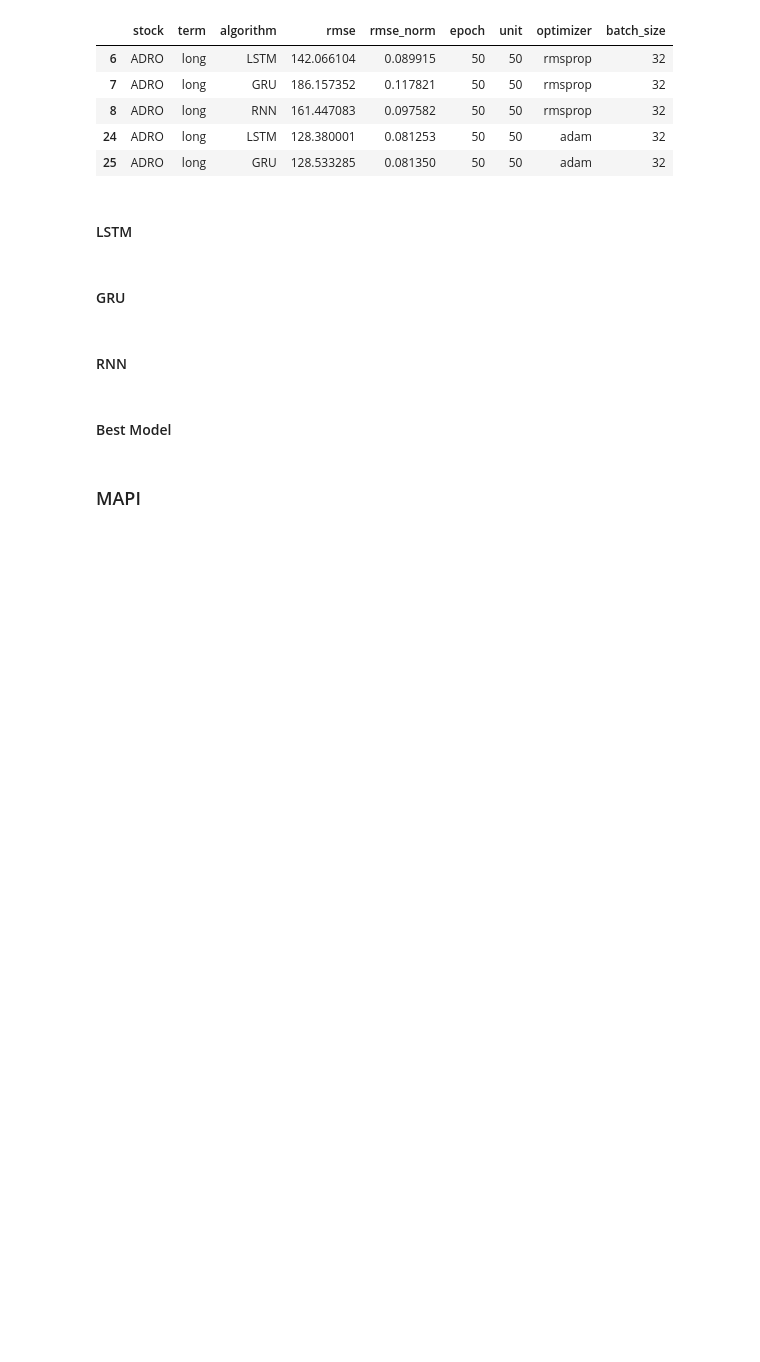
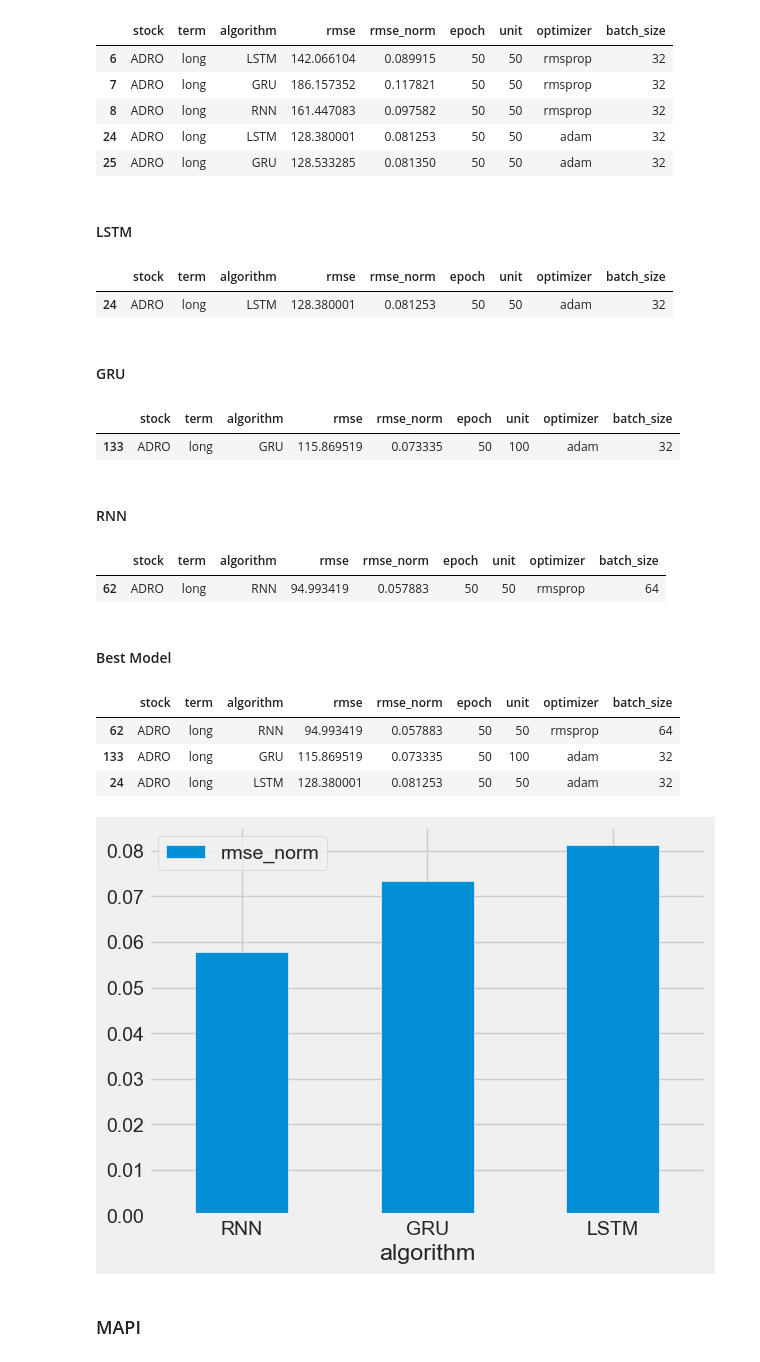
Before and after one commit to melikacandra/lstm_gru_rnn_price_predict, a Jupyter notebook: code_main/paper.ipynb, the cells around one changed output. Cells and saved outputs as stored; diff of their text form; code cells hidden in the pictures; blank space fills up the shorter version.

```diff
--- a/code_main/paper.ipynb
+++ b/code_main/paper.ipynb
@@ -87,8 +153,8 @@ data_AMRT.head()
 # %% [markdown]
 ### ADRO
 # %%
-data_ADRO = model_long[model_long["stock"] == "ADRO"]
-data_ADRO.head()
+data_ADRO_long = model_long[model_long["stock"] == "ADRO"]
+data_ADRO_long.head()
 # %% [output]
 |  | stock | term | algorithm | rmse | rmse_norm | epoch | unit | optimizer | batch_size |
 | 6 | ADRO | long | LSTM | 142.066104 | 0.089915 | 50 | 50 | rmsprop | 32 |
@@ -98,12 +164,46 @@ data_ADRO.head()
 | 25 | ADRO | long | GRU | 128.533285 | 0.081350 | 50 | 50 | adam | 32 |
 # %% [markdown]
 #### LSTM
+# %%
+data_ADRO_LSTM_long = data_ADRO_long[data_ADRO_long["algorithm"] == "LSTM"]
+minimum_LSTM_ADRO = data_ADRO_LSTM_long["rmse_norm"].min()
+minimum_config_LSTM_ADRO = data_ADRO_LSTM_long[data_ADRO_LSTM_long["rmse_norm"] == minimum_LSTM_ADRO]
+minimum_config_LSTM_ADRO
+# %% [output]
+|  | stock | term | algorithm | rmse | rmse_norm | epoch | unit | optimizer | batch_size |
+| 24 | ADRO | long | LSTM | 128.380001 | 0.081253 | 50 | 50 | adam | 32 |
 # %% [markdown]
 #### GRU
+# %%
+data_ADRO_GRU_long = data_ADRO_long[data_ADRO_long["algorithm"] == "GRU"]
+minimum_GRU_ADRO = data_ADRO_GRU_long["rmse_norm"].min()
+minimum_config_GRU_ADRO = data_ADRO_GRU_long[data_ADRO_GRU_long["rmse_norm"] == minimum_GRU_ADRO]
+minimum_config_GRU_ADRO
+# %% [output]
+|  | stock | term | algorithm | rmse | rmse_norm | epoch | unit | optimizer | batch_size |
+| 133 | ADRO | long | GRU | 115.869519 | 0.073335 | 50 | 100 | adam | 32 |
 # %% [markdown]
 #### RNN
+# %%
+data_ADRO_RNN_long = data_ADRO_long[data_ADRO_long["algorithm"] == "RNN"]
+minimum_RNN_ADRO = data_ADRO_RNN_long["rmse_norm"].min()
+minimum_config_RNN_ADRO = data_ADRO_RNN_long[data_ADRO_RNN_long["rmse_norm"] == minimum_RNN_ADRO]
+minimum_config_RNN_ADRO
+# %% [output]
+|  | stock | term | algorithm | rmse | rmse_norm | epoch | unit | optimizer | batch_size |
+| 62 | ADRO | long | RNN | 94.993419 | 0.057883 | 50 | 50 | rmsprop | 64 |
 # %% [markdown]
 #### Best Model
+# %%
+data_tuning_long_ADRO = pd.concat([minimum_config_RNN_ADRO, minimum_config_GRU_ADRO, minimum_config_LSTM_ADRO])
+bar_ADRO_tuning_long = data_tuning_long_ADRO.plot.bar(x='algorithm', y=['rmse_norm'], rot=0)
+data_tuning_long_ADRO
+# %% [output]
+|  | stock | term | algorithm | rmse | rmse_norm | epoch | unit | optimizer | batch_size |
+| 62 | ADRO | long | RNN | 94.993419 | 0.057883 | 50 | 50 | rmsprop | 64 |
+| 133 | ADRO | long | GRU | 115.869519 | 0.073335 | 50 | 100 | adam | 32 |
+| 24 | ADRO | long | LSTM | 128.380001 | 0.081253 | 50 | 50 | adam | 32 |
+[figure, added]
 # %% [markdown]
 ### MAPI
 # %%
```
Also changed, not shown: parts of 91 cells of this notebook, 1 other file.
